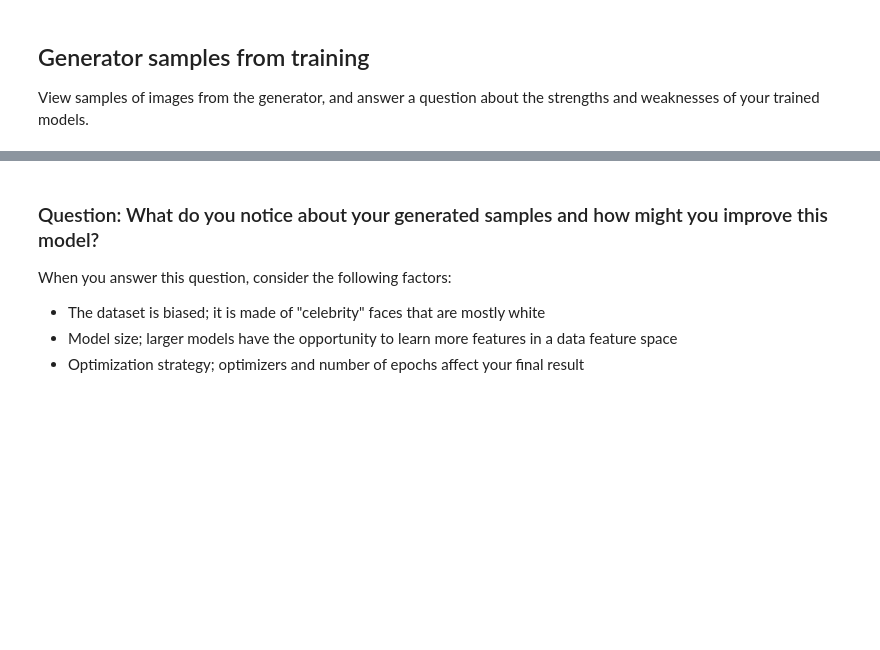
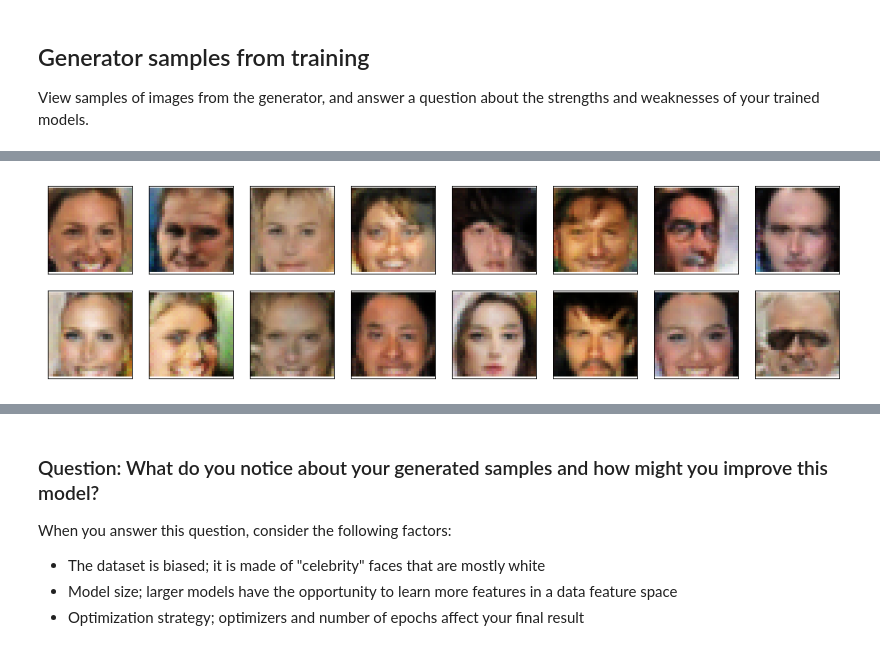
Before and after one commit to AnsamAYB/DLND, a Jupyter notebook: project 4 - GAN/dlnd_face_generation.ipynb, the cells around one changed output, grey strips where cells are left out. Saved outputs shown, nothing was run; the diff lists cells and outputs as text; code cells hidden in the pictures; blank space fills up the shorter version.

```diff
--- a/project 4 - GAN/dlnd_face_generation.ipynb
+++ b/project 4 - GAN/dlnd_face_generation.ipynb
@@ -705,0 +706,4 @@ _ = view_samples(-1, samples)
+# %%
+_ = view_samples(10, samples)
+# %% [output]
+[figure, added]
```
Also changed, not shown: parts of 11 cells of this notebook, 1 other file.
